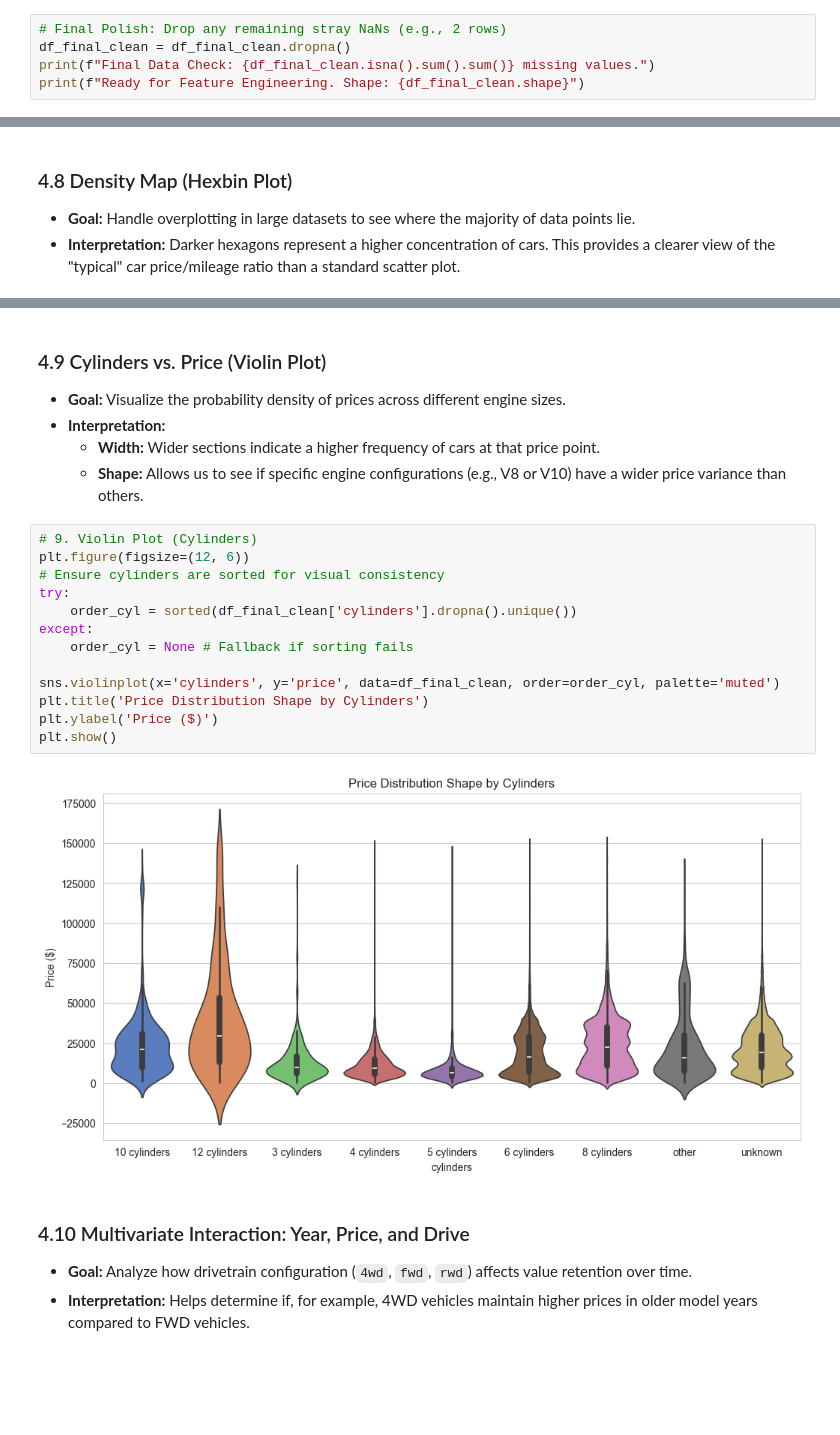
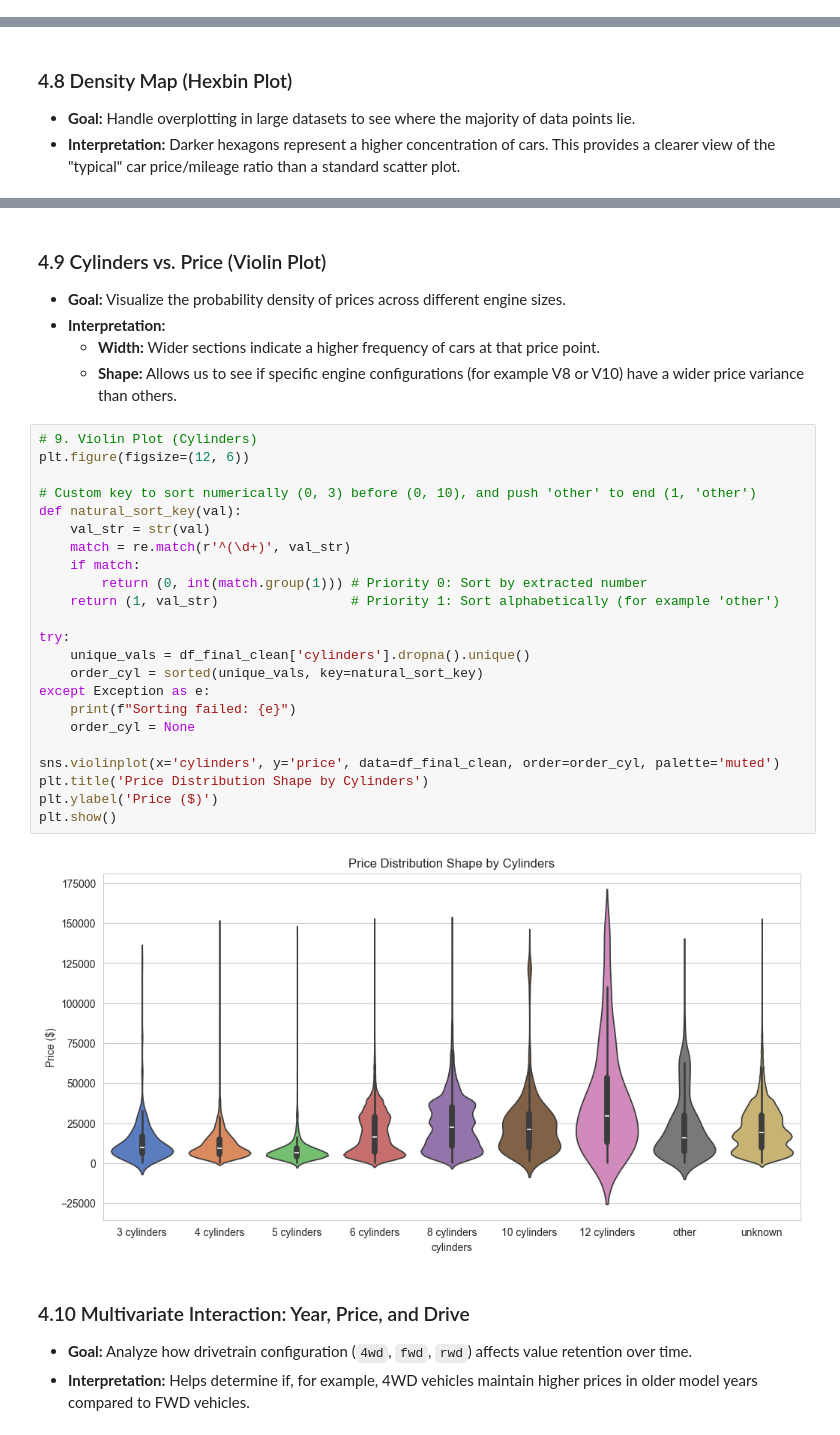
Before and after one commit to WojciechHrycenko/MachineLearning2, a Jupyter notebook: Regression - Used Cars/regression_user_cars.ipynb, the cells around one changed output, grey strips where cells are left out. Drawn from its saved outputs; the diff is of its cells as text; blank space fills up the shorter version.

```diff
--- a/Regression - Used Cars/regression_user_cars.ipynb
+++ b/Regression - Used Cars/regression_user_cars.ipynb
@@ -319,8 +287,3 @@ Outlier Removal Summary:
   Retained: 322976
   Dropped:  43039 (11.76%)
 [figure]
-# %%
-# Final Polish: Drop any remaining stray NaNs (e.g., 2 rows)
-df_final_clean = df_final_clean.dropna()
-print(f"Final Data Check: {df_final_clean.isna().sum().sum()} missing values.")
-print(f"Ready for Feature Engineering. Shape: {df_final_clean.shape}")
@@ -497,22 +453,32 @@ plt.show()
 * **Goal:** Visualize the probability density of prices across different engine sizes.
 * **Interpretation:**
     * **Width:** Wider sections indicate a higher frequency of cars at that price point.
-    * **Shape:** Allows us to see if specific engine configurations (e.g., V8 or V10) have a wider price variance than others.
+    * **Shape:** Allows us to see if specific engine configurations (for example V8 or V10) have a wider price variance than others.
 # %%
 # 9. Violin Plot (Cylinders)
 plt.figure(figsize=(12, 6))
-# Ensure cylinders are sorted for visual consistency
+
+# Custom key to sort numerically (0, 3) before (0, 10), and push 'other' to end (1, 'other')
+def natural_sort_key(val):
+    val_str = str(val)
+    match = re.match(r'^(\d+)', val_str)
+    if match:
+        return (0, int(match.group(1))) # Priority 0: Sort by extracted number
+    return (1, val_str)                 # Priority 1: Sort alphabetically (for example 'other')
+
 try:
-    order_cyl = sorted(df_final_clean['cylinders'].dropna().unique())
-except:
-    order_cyl = None # Fallback if sorting fails
+    unique_vals = df_final_clean['cylinders'].dropna().unique()
+    order_cyl = sorted(unique_vals, key=natural_sort_key)
+except Exception as e:
+    print(f"Sorting failed: {e}")
+    order_cyl = None
 
 sns.violinplot(x='cylinders', y='price', data=df_final_clean, order=order_cyl, palette='muted')
 plt.title('Price Distribution Shape by Cylinders')
 plt.ylabel('Price ($)')
 plt.show()
 # %% [output]
-[figure, old version]
+[figure, new version]
 # %% [markdown]
 ### 4.10 Multivariate Interaction: Year, Price, and Drive
 * **Goal:** Analyze how drivetrain configuration (`4wd`, `fwd`, `rwd`) affects value retention over time.
```
Also changed, not shown: parts of 36 cells of this notebook, 1 other file.
